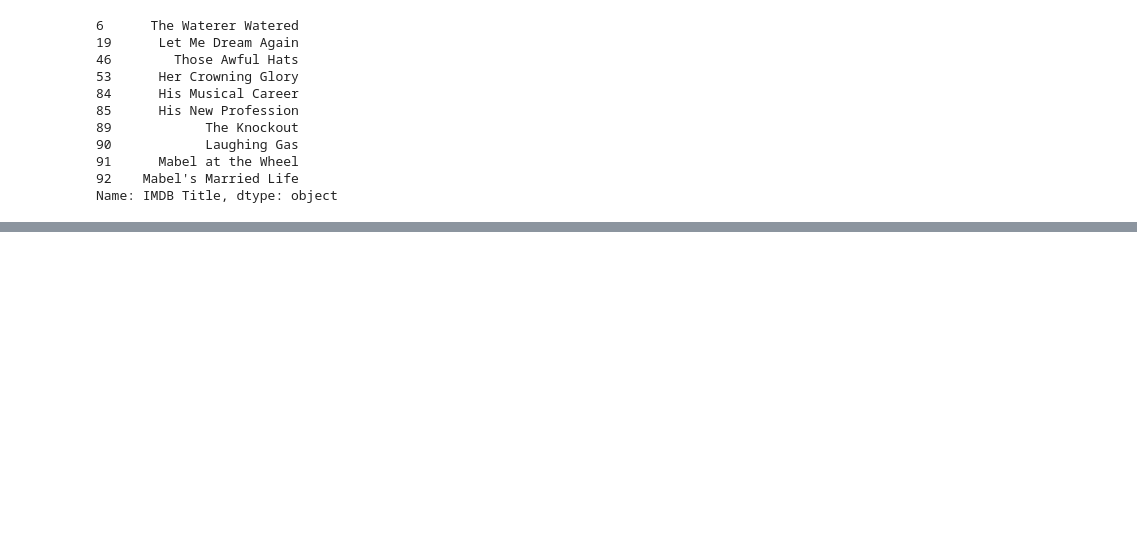
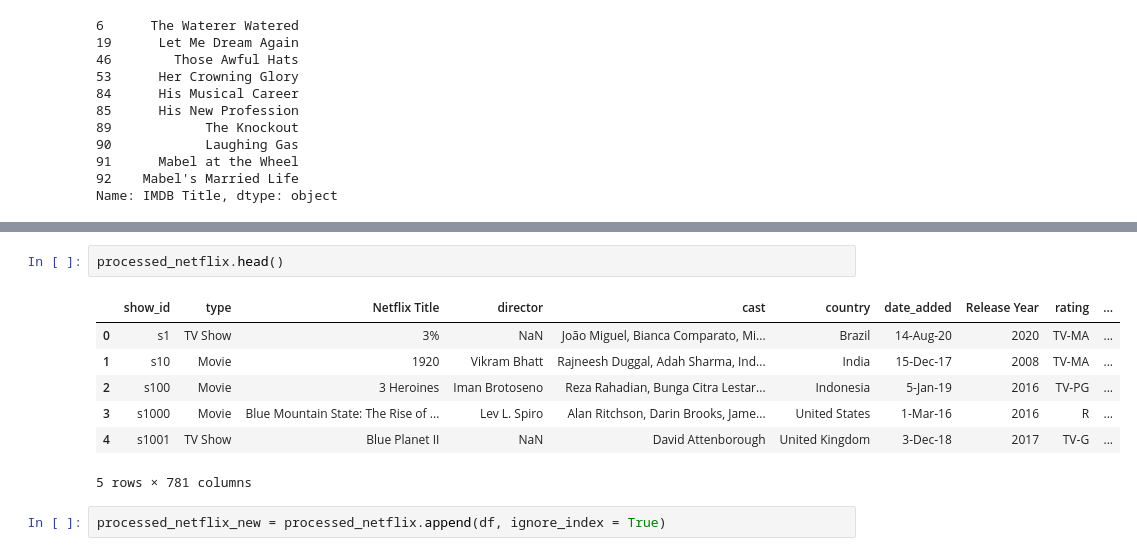
Before and after one commit to seantorres/Movie-Recommender-System, a Jupyter notebook: Data Modeling .ipynb, the cells around one changed output, grey strips where cells are left out. Cells and saved outputs as stored; diff of their text form; blank space fills up the shorter version.

```diff
--- a/Data Modeling .ipynb
+++ b/Data Modeling .ipynb
@@ -69,0 +80,12 @@ Name: IMDB Title, dtype: object
+# %%
+processed_netflix.head()
+# %% [output]
+|  | show_id | type | Netflix Title | director | cast | country | date_added | Release Year | rating | ... |
+| 0 | s1 | TV Show | 3% | NaN | João Miguel, Bianca Comparato, Mi... | Brazil | 14-Aug-20 | 2020 | TV-MA | ... |
+| 1 | s10 | Movie | 1920 | Vikram Bhatt | Rajneesh Duggal, Adah Sharma, Ind... | India | 15-Dec-17 | 2008 | TV-MA | ... |
+| 2 | s100 | Movie | 3 Heroines | Iman Brotoseno | Reza Rahadian, Bunga Citra Lestar... | Indonesia | 5-Jan-19 | 2016 | TV-PG | ... |
+| 3 | s1000 | Movie | Blue Mountain State: The Rise of ... | Lev L. Spiro | Alan Ritchson, Darin Brooks, Jame... | United States | 1-Mar-16 | 2016 | R | ... |
+| 4 | s1001 | TV Show | Blue Planet II | NaN | David Attenborough | United Kingdom | 3-Dec-18 | 2017 | TV-G | ... |
+5 rows × 781 columns
+# %%
+processed_netflix_new = processed_netflix.append(df, ignore_index = True)
```
Also changed, not shown: parts of 13 cells of this notebook.
